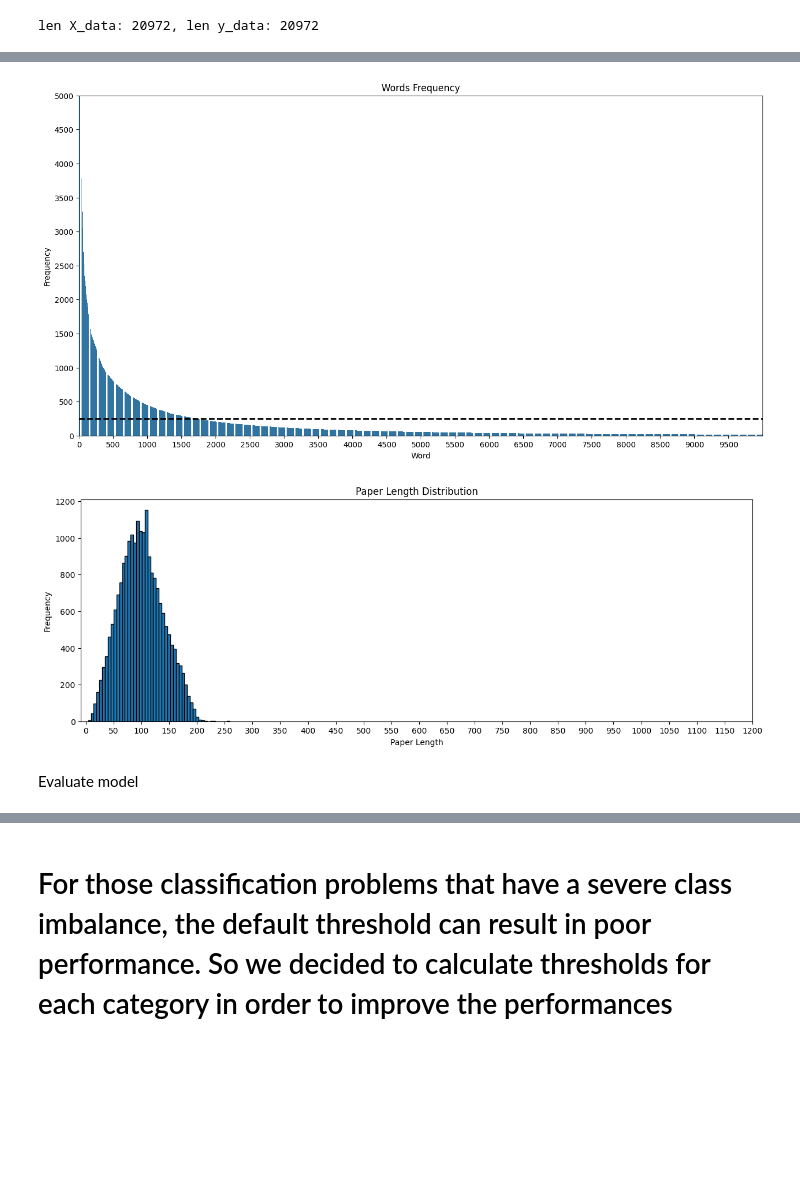
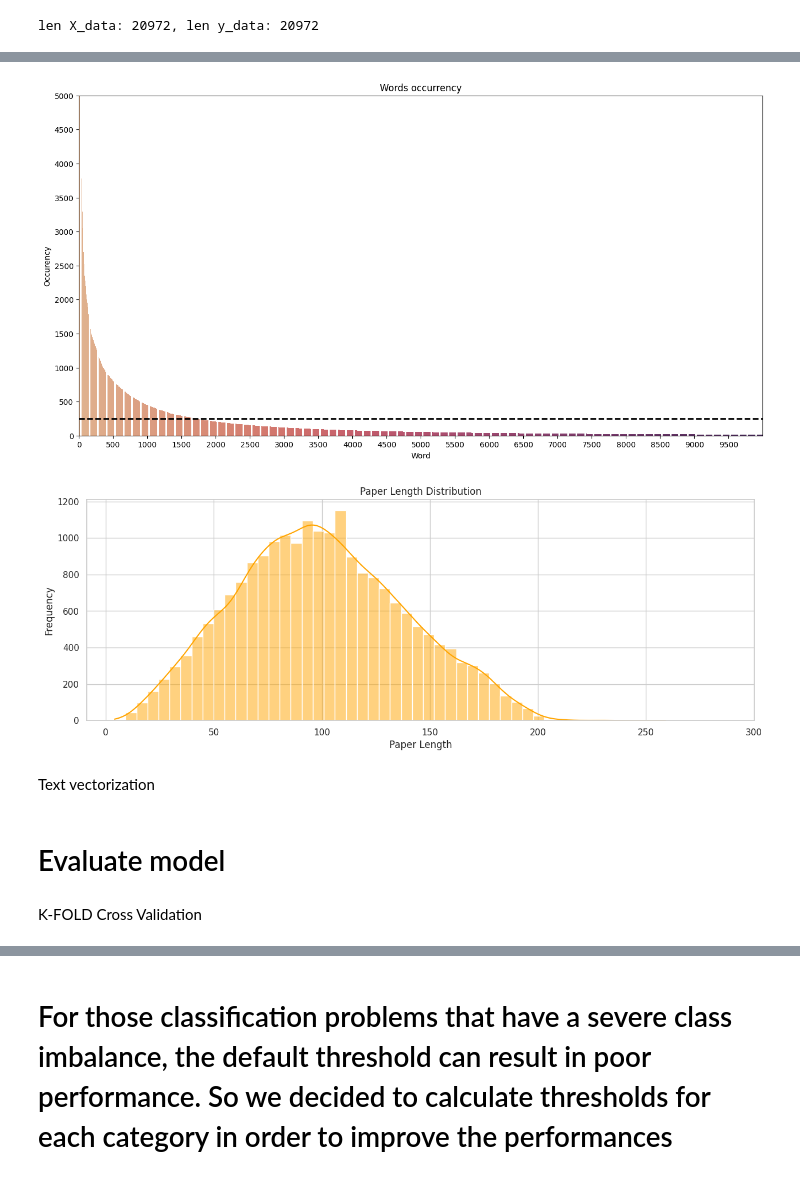
Before and after one commit to micheleintrevado/ML4MDE, a Jupyter notebook: CodeCommentClassification.ipynb, the cells around one changed output, grey strips where cells are left out. Cells and saved outputs as stored; diff of their text form; code cells hidden in the pictures; blank space fills up the shorter version.

```diff
--- a/CodeCommentClassification.ipynb
+++ b/CodeCommentClassification.ipynb
@@ -191,53 +183,54 @@ array(['reconstructing subject specific effect maps predictive models allow subj
 # %%
-words = [word for text in X_data.flatten() for word in text.split()]
-word_counts = Counter(words)
+# Obtaining words list from X_data
+words_list = list(map(lambda text: text.split(), map(lambda sublist: " ".join(sublist), X_data)))
 
-N = 10000 # Number of words to plot
-interval = 500 # Interval for x-axis labels
+# words list concatenate
+words = [word for sublist in words_list for word in sublist]
 
-# Get the N most common words and their frequencies
-top_words = word_counts.most_common(N)
-words, frequencies = zip(*top_words)
+words_count = Counter(words)
 
-# Plot the word frequencies using Seaborn
+N = 10000
+interval = 500
+
+# Most common words
+common_words = words_count.most_common(N)
+
+words, frequencies = zip(*common_words)
+
 plt.figure(figsize=(16, 8))
-sns.barplot(x=range(len(words)), y=frequencies)
-plt.title(f"Words Frequency")
+sns.barplot(x=range(len(words)), y=frequencies, palette="flare")
+plt.title(f"Words occurrency")
 plt.xlabel("Word")
-plt.ylabel("Frequency")
+plt.ylabel("Occurency")
 
-# Build x-axis labels
 x_labels = [f"{i * interval}" for i in range(N // interval)]
 
-# Set x-axis labels
 plt.xticks(range(0, N, interval), x_labels)
 
-# Set y-axis limits and labels
 plt.ylim(0, 5000)
 plt.yticks(range(0, 5000 + 1, interval))
 
-# Horizontal line
 plt.axhline(y=250, color="black", linestyle='--', linewidth=2)
 
-# Display the plot
 plt.show()
 # %% [output]
-[figure, old version]
+[figure, new version]
 # %%
-sentence_lengths = [len(paper.split()) for paper in X_data.flatten()]
+text_lengths = [len(paper.split()) for paper in X_data.flatten()]
 
-# Plot the distribution of comment lengths using a histogram
+sns.set(style="whitegrid")
+
 plt.figure(figsize=(15, 5))
-plt.hist(sentence_lengths, bins=50, edgecolor="black")
+sns.histplot(text_lengths, bins=50, color="orange", kde=True)
 plt.title("Paper Length Distribution")
 plt.xlabel("Paper Length")
 plt.ylabel("Frequency")
 
-# Set x-axis labels
-plt.xticks(range(0, 1200 + 1, 50))
+plt.xticks(range(0, 300 + 1, 50))
 
-# Display the plot
 plt.show()
 # %% [output]
-[figure, old version]
+[figure, new version]
+# %% [markdown]
+Text vectorization
 # %%
@@ -255,8 +247,8 @@ X = np.array(vectorizer(X_data))
 
 # Split the data into training and testing sets
 X_train, X_test, y_train, y_test = train_test_split(X, y_data, test_size=0.2, random_state=10)
-# %% [markdown]
-Evaluate model
+# %% [markdown]
+# Evaluate model
 # %%
 NUM_EPOCHS = 5
 BATCH_SIZE = 32
@@ -272,4 +264,6 @@ def create_model():
 
     model.compile(loss="binary_crossentropy", metrics=["accuracy"], optimizer="adam")
     return model
+# %% [markdown]
+K-FOLD Cross Validation
 # %%
```
Also changed, not shown: parts of 28 cells of this notebook.
